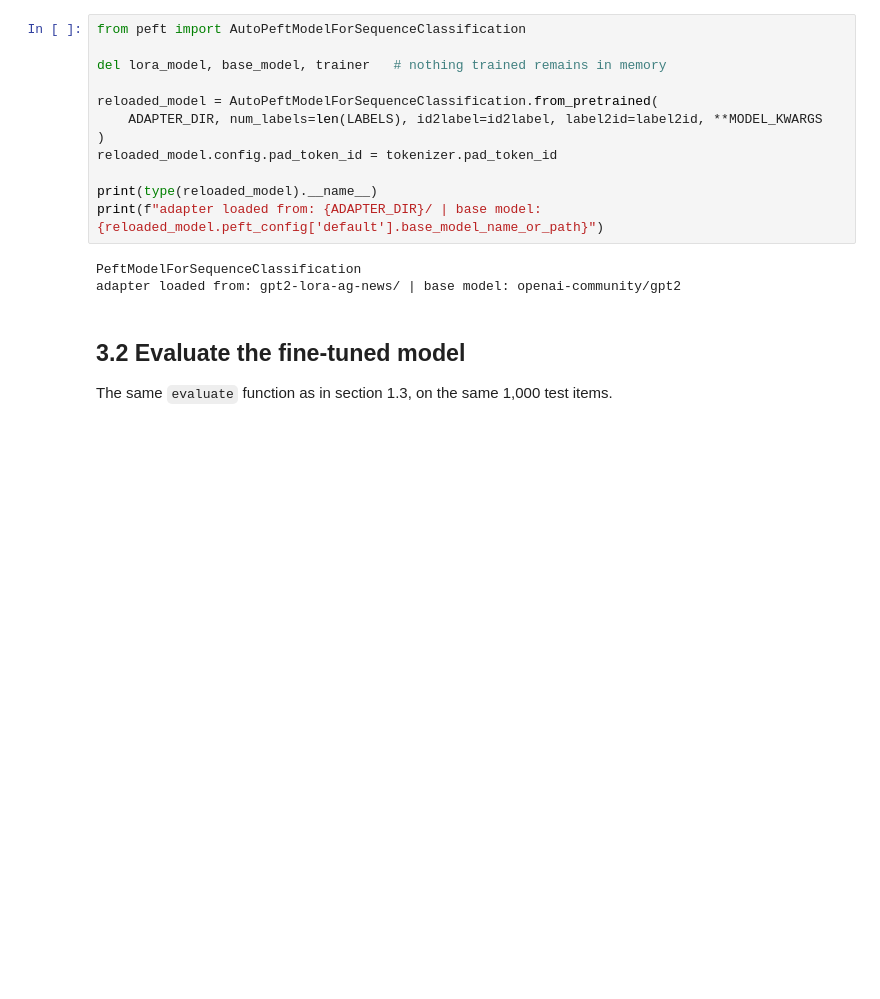
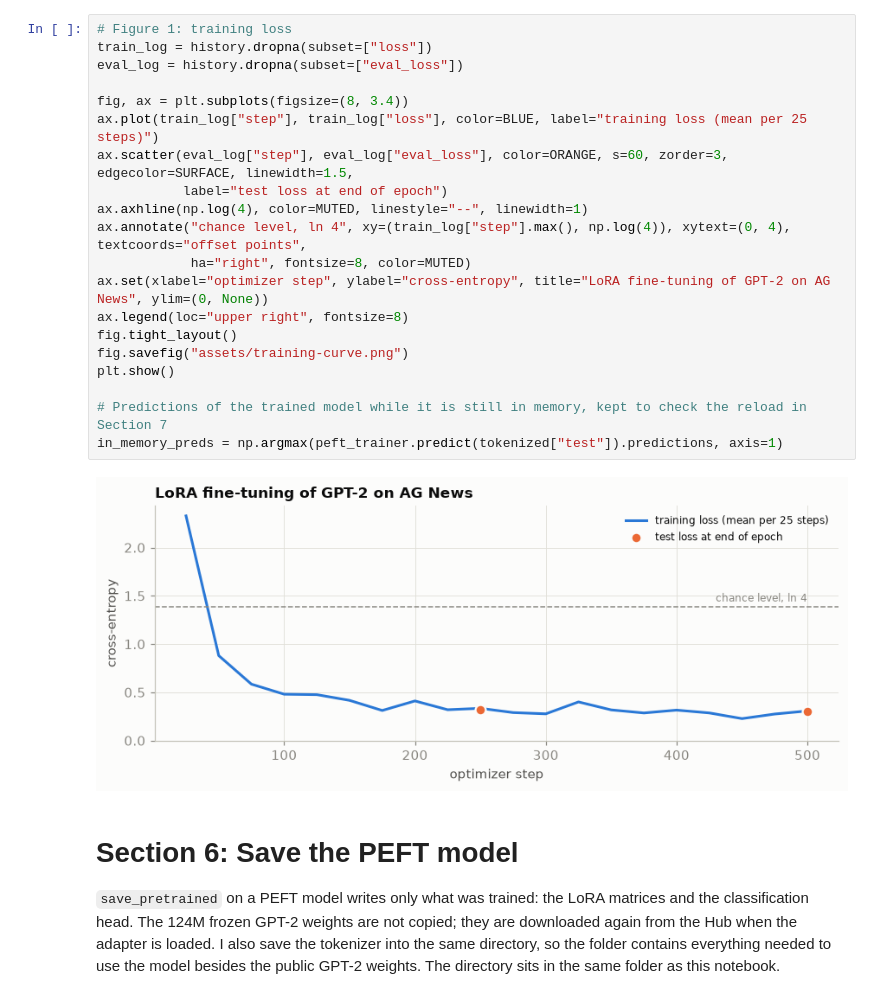
Before and after one commit to xlsarath/lightweight-fine-tuning, a Jupyter notebook: LightweightFineTuning.ipynb, the cells around one changed output. Drawn from its saved outputs; the diff is of its cells as text; blank space fills up the shorter version.

```diff
--- a/LightweightFineTuning.ipynb
+++ b/LightweightFineTuning.ipynb
@@ -416,20 +476,27 @@ Two details matter when reloading, and getting either wrong makes a reloaded mod
 # %%
-from peft import AutoPeftModelForSequenceClassification
+# Figure 1: training loss
+train_log = history.dropna(subset=["loss"])
+eval_log = history.dropna(subset=["eval_loss"])
 
-del lora_model, base_model, trainer   # nothing trained remains in memory
+fig, ax = plt.subplots(figsize=(8, 3.4))
+ax.plot(train_log["step"], train_log["loss"], color=BLUE, label="training loss (mean per 25 steps)")
+ax.scatter(eval_log["step"], eval_log["eval_loss"], color=ORANGE, s=60, zorder=3, edgecolor=SURFACE, linewidth=1.5,
+           label="test loss at end of epoch")
+ax.axhline(np.log(4), color=MUTED, linestyle="--", linewidth=1)
+ax.annotate("chance level, ln 4", xy=(train_log["step"].max(), np.log(4)), xytext=(0, 4), textcoords="offset points",
+            ha="right", fontsize=8, color=MUTED)
+ax.set(xlabel="optimizer step", ylabel="cross-entropy", title="LoRA fine-tuning of GPT-2 on AG News", ylim=(0, None))
+ax.legend(loc="upper right", fontsize=8)
+fig.tight_layout()
+fig.savefig("assets/training-curve.png")
+plt.show()
 
-reloaded_model = AutoPeftModelForSequenceClassification.from_pretrained(
-    ADAPTER_DIR, num_labels=len(LABELS), id2label=id2label, label2id=label2id, **MODEL_KWARGS
-)
-reloaded_model.config.pad_token_id = tokenizer.pad_token_id
-
-print(type(reloaded_model).__name__)
-print(f"adapter loaded from: {ADAPTER_DIR}/ | base model: {reloaded_model.peft_config['default'].base_model_name_or_path}")
+# Predictions of the trained model while it is still in memory, kept to check the reload in Section 7
+in_memory_preds = np.argmax(peft_trainer.predict(tokenized["test"]).predictions, axis=1)
 # %% [output]
-PeftModelForSequenceClassification
-adapter loaded from: gpt2-lora-ag-news/ | base model: openai-community/gpt2
+[figure, added]
 # %% [markdown]
-## 3.2 Evaluate the fine-tuned model
+# Section 6: Save the PEFT model
 
-The same `evaluate` function as in section 1.3, on the same 1,000 test items.
+`save_pretrained` on a PEFT model writes only what was trained: the LoRA matrices and the classification head. The 124M frozen GPT-2 weights are not copied; they are downloaded again from the Hub when the adapter is loaded. I also save the tokenizer into the same directory, so the folder contains everything needed to use the model besides the public GPT-2 weights. The directory sits in the same folder as this notebook.
 # %%
```
Also changed, not shown: parts of 60 cells of this notebook, 7 other files.
